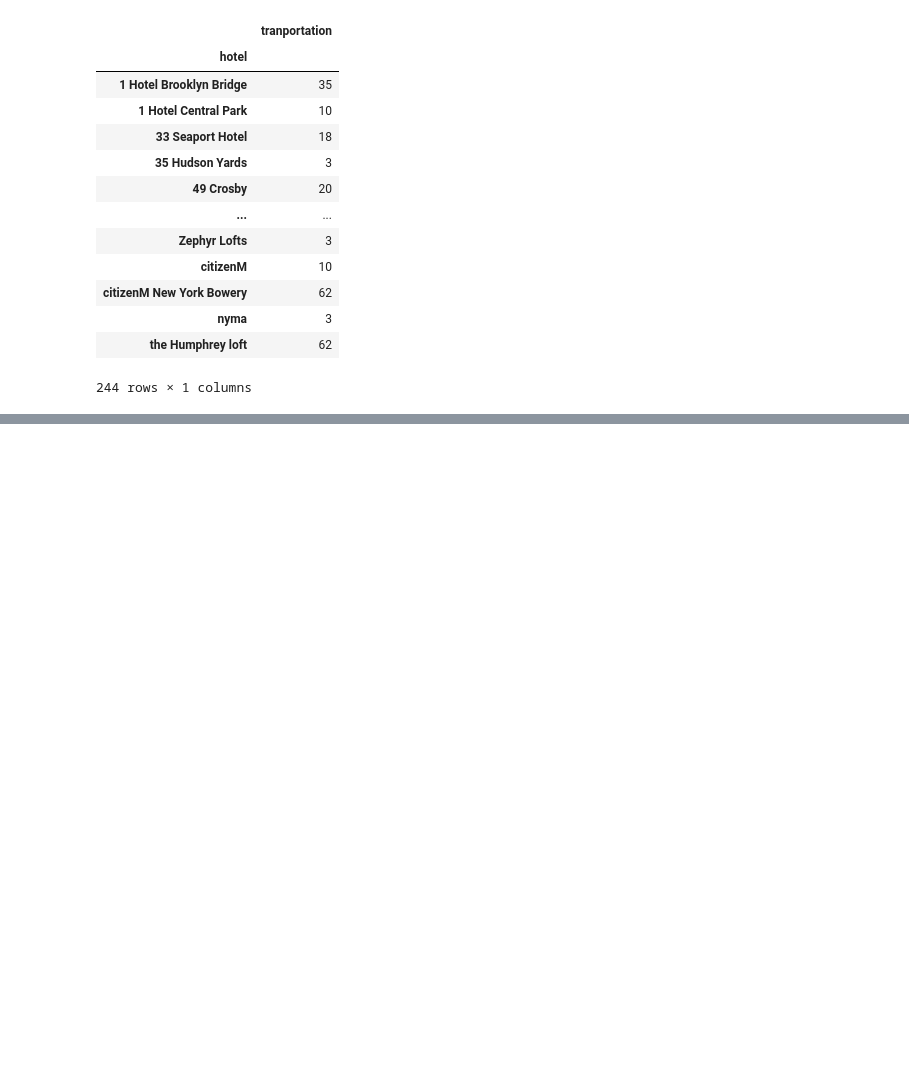
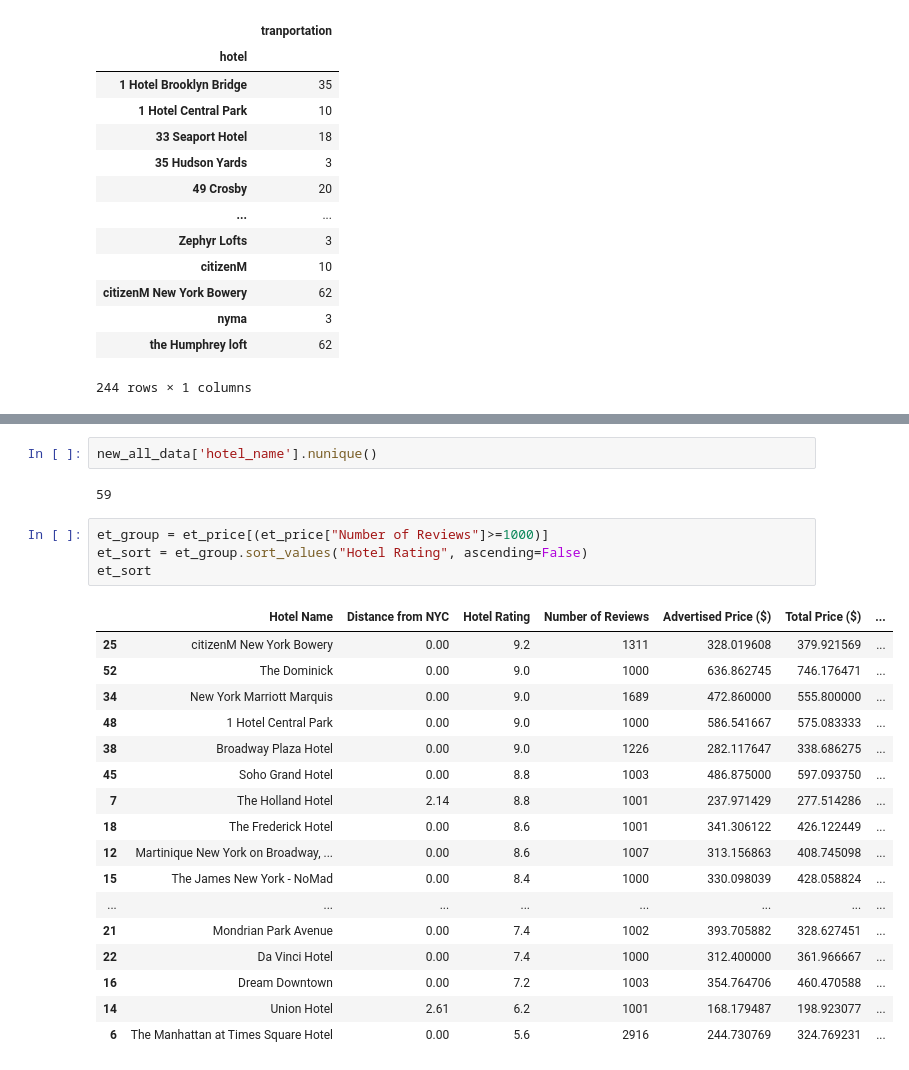
Before and after one commit to mvogel3/travel-guide-project3, a Jupyter notebook: exploratory_analysis.ipynb, the cells around one changed output, grey strips where cells are left out. Saved outputs shown, nothing was run; the diff lists cells and outputs as text; blank space fills up the shorter version.

```diff
--- a/exploratory_analysis.ipynb
+++ b/exploratory_analysis.ipynb
@@ -512,0 +546,26 @@ print(rvalue)
+# %%
+new_all_data['hotel_name'].nunique()
+# %% [output]
+59
+# %%
+et_group = et_price[(et_price["Number of Reviews"]>=1000)]
+et_sort = et_group.sort_values("Hotel Rating", ascending=False)
+et_sort
+# %% [output]
+|  | Hotel Name | Distance from NYC | Hotel Rating | Number of Reviews | Advertised Price ($) | Total Price ($) | ... |
+| 25 | citizenM New York Bowery | 0.00 | 9.2 | 1311 | 328.019608 | 379.921569 | ... |
+| 52 | The Dominick | 0.00 | 9.0 | 1000 | 636.862745 | 746.176471 | ... |
+| 34 | New York Marriott Marquis | 0.00 | 9.0 | 1689 | 472.860000 | 555.800000 | ... |
+| 48 | 1 Hotel Central Park | 0.00 | 9.0 | 1000 | 586.541667 | 575.083333 | ... |
+| 38 | Broadway Plaza Hotel | 0.00 | 9.0 | 1226 | 282.117647 | 338.686275 | ... |
+| 45 | Soho Grand Hotel | 0.00 | 8.8 | 1003 | 486.875000 | 597.093750 | ... |
+| 7 | The Holland Hotel | 2.14 | 8.8 | 1001 | 237.971429 | 277.514286 | ... |
+| 18 | The Frederick Hotel | 0.00 | 8.6 | 1001 | 341.306122 | 426.122449 | ... |
+| 12 | Martinique New York on Broadway, ... | 0.00 | 8.6 | 1007 | 313.156863 | 408.745098 | ... |
+| 15 | The James New York - NoMad | 0.00 | 8.4 | 1000 | 330.098039 | 428.058824 | ... |
+| ... | ... | ... | ... | ... | ... | ... | ... |
+| 21 | Mondrian Park Avenue | 0.00 | 7.4 | 1002 | 393.705882 | 328.627451 | ... |
+| 22 | Da Vinci Hotel | 0.00 | 7.4 | 1000 | 312.400000 | 361.966667 | ... |
+| 16 | Dream Downtown | 0.00 | 7.2 | 1003 | 354.764706 | 460.470588 | ... |
+| 14 | Union Hotel | 2.61 | 6.2 | 1001 | 168.179487 | 198.923077 | ... |
+| 6 | The Manhattan at Times Square Hotel | 0.00 | 5.6 | 2916 | 244.730769 | 324.769231 | ... |
```
Also changed, not shown: parts of 12 cells of this notebook.
